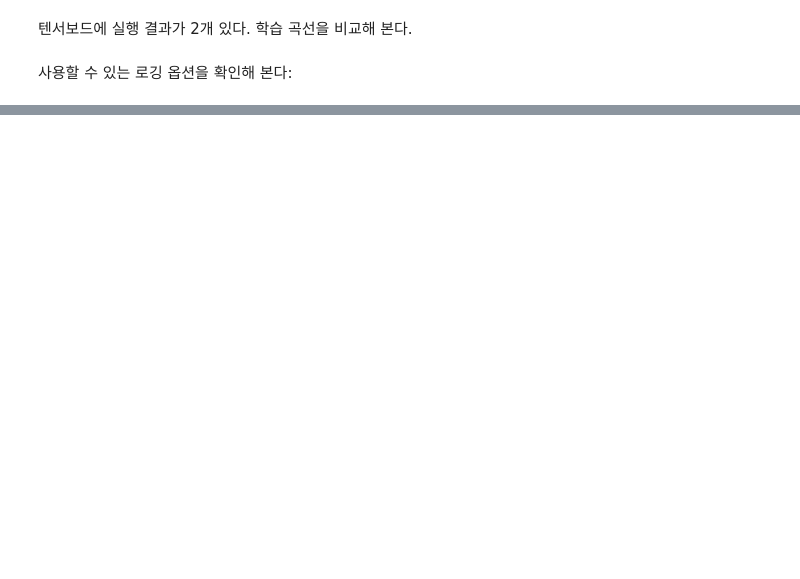
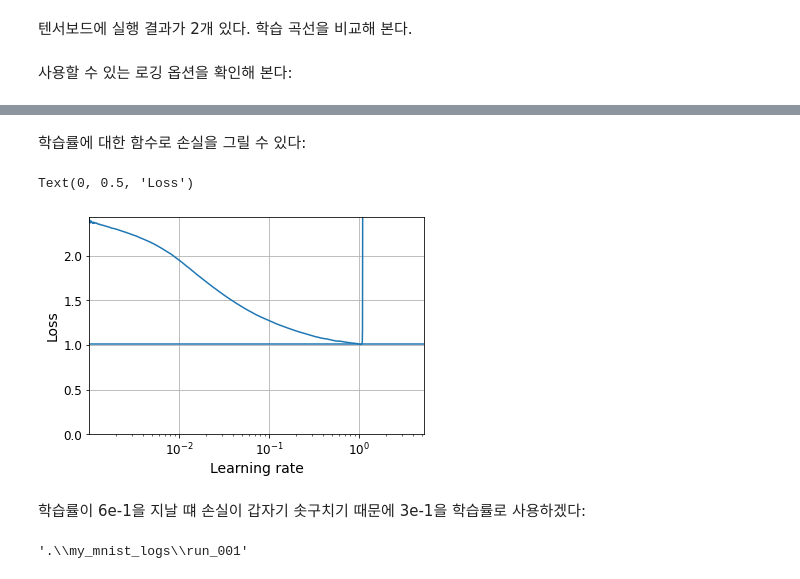
Before and after one commit to r0cd7b/Machine_Learning, a Jupyter notebook: Neural_Nets_With_Keras.ipynb, the cells around one changed output, grey strips where cells are left out. Saved outputs shown, nothing was run; the diff lists cells and outputs as text; code cells hidden in the pictures; blank space fills up the shorter version.

```diff
--- a/Neural_Nets_With_Keras.ipynb
+++ b/Neural_Nets_With_Keras.ipynb
@@ -879,0 +976,14 @@ help(keras.callbacks.TensorBoard.__init__)
+# %%
+K = keras.backend
+
+
+class ExponentialLearningRate(keras.callbacks.Callback):
+    def __init__(self, factor):
+        self.factor = factor
+        self.rates = []
+        self.losses = []
+
+    def on_batch_end(self, batch, logs):
+        self.rates.append(K.get_value(self.model.optimizer.lr))
+        self.losses.append(logs["loss"])
+        K.set_value(self.model.optimizer.lr, self.model.optimizer.lr * self.factor)
@@ -879,0 +1003,5 @@ help(keras.callbacks.TensorBoard.__init__)
+# %%
+model.compile(
+    loss="sparse_categorical_crossentropy", optimizer=keras.optimizers.SGD(learning_rate=1e-3), metrics=["accuracy"]
+)
+expon_lr = ExponentialLearningRate(factor=1.005)
@@ -879,0 +1014,15 @@ help(keras.callbacks.TensorBoard.__init__)
+# %% [markdown]
+학습률에 대한 함수로 손실을 그릴 수 있다:
+# %%
+plt.plot(expon_lr.rates, expon_lr.losses)
+plt.gca().set_xscale("log")
+plt.hlines(min(expon_lr.losses), min(expon_lr.rates), max(expon_lr.rates))
+plt.axis([min(expon_lr.rates), max(expon_lr.rates), 0, expon_lr.losses[0]])
+plt.grid()
+plt.xlabel("Learning rate")
+plt.ylabel("Loss")
+# %% [output]
+Text(0, 0.5, 'Loss')
+[figure, added]
+# %% [markdown]
+학습률이 6e-1을 지날 떄 손실이 갑자기 솟구치기 때문에 3e-1을 학습률로 사용하겠다:
@@ -879,0 +1044,6 @@ help(keras.callbacks.TensorBoard.__init__)
+# %%
+run_index = 1  # 실행할 때마다 이 값을 늘린다
+run_logdir = os.path.join(os.curdir, "my_mnist_logs", f"run_{run_index:03d}")
+run_logdir
+# %% [output]
+'.\\my_mnist_logs\\run_001'
```
Also changed, not shown: parts of 58 cells of this notebook, 11 other files.
